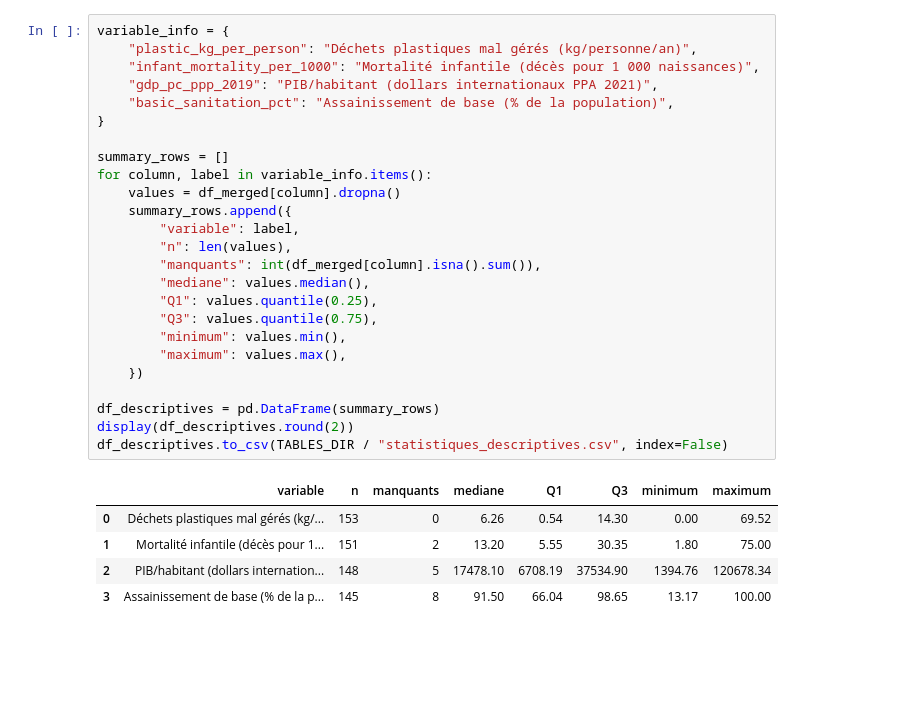
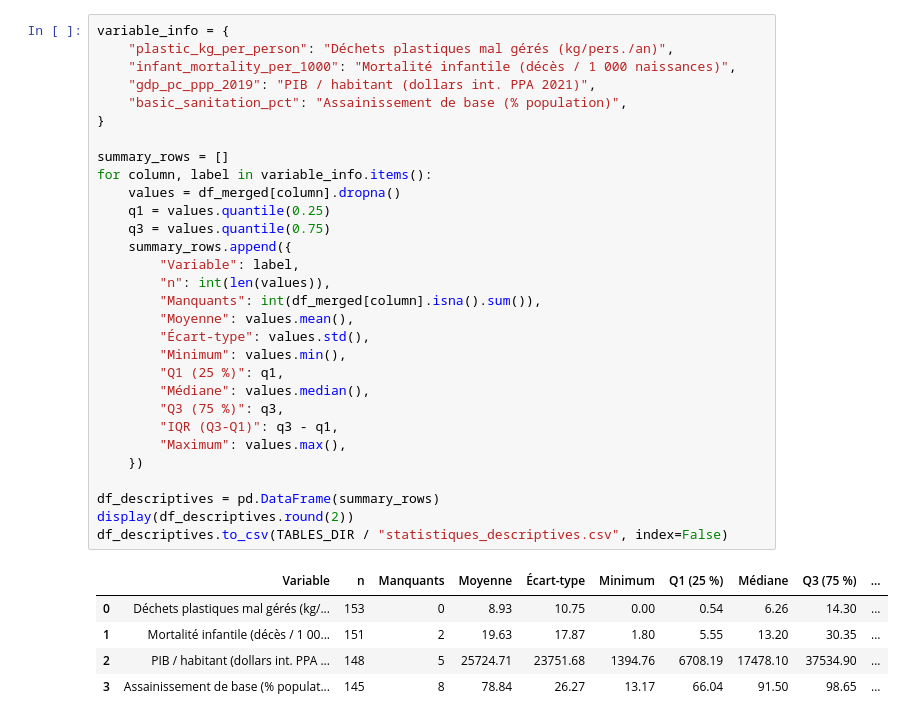
Before and after one commit to Rayanisworking/Python-pour-la-data-science, a Jupyter notebook: Notebook.ipynb, the cells around one changed output. Drawn from its saved outputs; the diff is of its cells as text; blank space fills up the shorter version.

```diff
--- a/Notebook.ipynb
+++ b/Notebook.ipynb
@@ -159,31 +255,36 @@ La médiane et les quartiles décrivent le centre et la dispersion sans être au
 # %%
 variable_info = {
-    "plastic_kg_per_person": "Déchets plastiques mal gérés (kg/personne/an)",
-    "infant_mortality_per_1000": "Mortalité infantile (décès pour 1 000 naissances)",
-    "gdp_pc_ppp_2019": "PIB/habitant (dollars internationaux PPA 2021)",
-    "basic_sanitation_pct": "Assainissement de base (% de la population)",
+    "plastic_kg_per_person": "Déchets plastiques mal gérés (kg/pers./an)",
+    "infant_mortality_per_1000": "Mortalité infantile (décès / 1 000 naissances)",
+    "gdp_pc_ppp_2019": "PIB / habitant (dollars int. PPA 2021)",
+    "basic_sanitation_pct": "Assainissement de base (% population)",
 }
 
 summary_rows = []
 for column, label in variable_info.items():
     values = df_merged[column].dropna()
+    q1 = values.quantile(0.25)
+    q3 = values.quantile(0.75)
     summary_rows.append({
-        "variable": label,
-        "n": len(values),
-        "manquants": int(df_merged[column].isna().sum()),
-        "mediane": values.median(),
-        "Q1": values.quantile(0.25),
-        "Q3": values.quantile(0.75),
-        "minimum": values.min(),
-        "maximum": values.max(),
+        "Variable": label,
+        "n": int(len(values)),
+        "Manquants": int(df_merged[column].isna().sum()),
+        "Moyenne": values.mean(),
+        "Écart-type": values.std(),
+        "Minimum": values.min(),
+        "Q1 (25 %)": q1,
+        "Médiane": values.median(),
+        "Q3 (75 %)": q3,
+        "IQR (Q3-Q1)": q3 - q1,
+        "Maximum": values.max(),
     })
 
 df_descriptives = pd.DataFrame(summary_rows)
 display(df_descriptives.round(2))
 df_descriptives.to_csv(TABLES_DIR / "statistiques_descriptives.csv", index=False)
 # %% [output]
-|  | variable | n | manquants | mediane | Q1 | Q3 | minimum | maximum |
-| 0 | Déchets plastiques mal gérés (kg/... | 153 | 0 | 6.26 | 0.54 | 14.30 | 0.00 | 69.52 |
-| 1 | Mortalité infantile (décès pour 1... | 151 | 2 | 13.20 | 5.55 | 30.35 | 1.80 | 75.00 |
-| 2 | PIB/habitant (dollars internation... | 148 | 5 | 17478.10 | 6708.19 | 37534.90 | 1394.76 | 120678.34 |
-| 3 | Assainissement de base (% de la p... | 145 | 8 | 91.50 | 66.04 | 98.65 | 13.17 | 100.00 |
+|  | Variable | n | Manquants | Moyenne | Écart-type | Minimum | Q1 (25 %) | Médiane | Q3 (75 %) | ... |
+| 0 | Déchets plastiques mal gérés (kg/... | 153 | 0 | 8.93 | 10.75 | 0.00 | 0.54 | 6.26 | 14.30 | ... |
+| 1 | Mortalité infantile (décès / 1 00... | 151 | 2 | 19.63 | 17.87 | 1.80 | 5.55 | 13.20 | 30.35 | ... |
+| 2 | PIB / habitant (dollars int. PPA ... | 148 | 5 | 25724.71 | 23751.68 | 1394.76 | 6708.19 | 17478.10 | 37534.90 | ... |
+| 3 | Assainissement de base (% populat... | 145 | 8 | 78.84 | 26.27 | 13.17 | 66.04 | 91.50 | 98.65 | ... |
```
Also changed, not shown: parts of 34 cells of this notebook, 7 other files.
